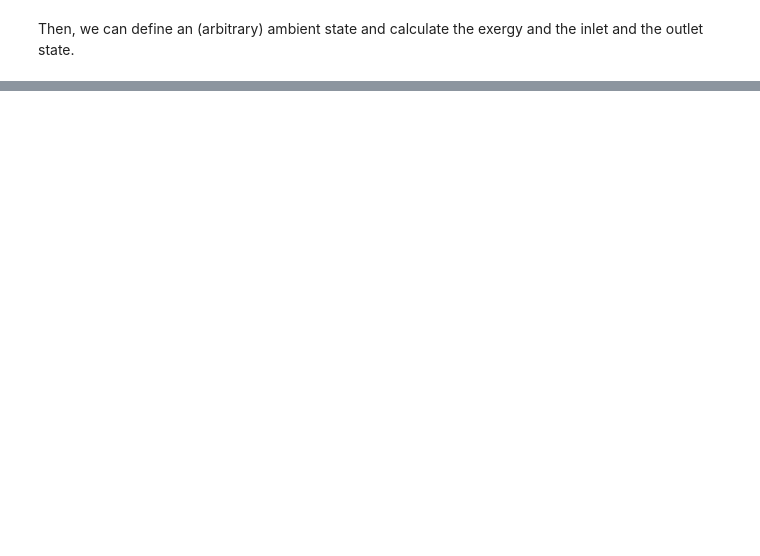
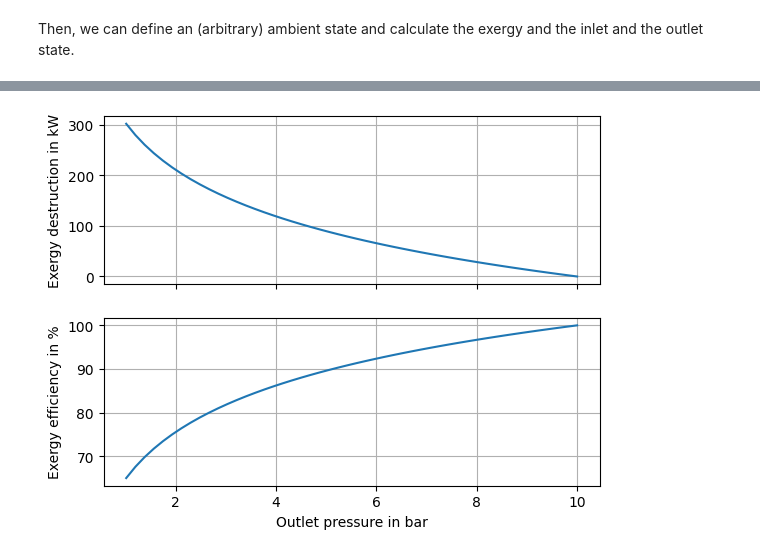
Before and after one commit to fwitte/TESPy_teaching_exergy, a Jupyter notebook: book/single-components/adiabatic-pipe-flow.ipynb, the cells around one changed output, grey strips where cells are left out. Drawn from its saved outputs; the diff is of its cells as text; code cells hidden in the pictures; blank space fills up the shorter version.

Commit message:
Add some figures and update simple component processes

```diff
--- a/book/single-components/adiabatic-pipe-flow.ipynb
+++ b/book/single-components/adiabatic-pipe-flow.ipynb
@@ -95,23 +101,18 @@ The function `calc_physical_exergy` will take pressure and enthalpy of a fluid a
 def calc_physical_exergy(p, h, p0, T0, fluid):
     r"""Calculate specific physical exergy."""
     s = PSI("S", "P", p, "H", h, fluid)
-
-    h_T0_p = PSI("H", "P", p, "T", T0, fluid)
-    s_T0_p = PSI("S", "P", p, "T", T0, fluid)
-
-    ex_therm = (h - h_T0_p) - T0 * (s - s_T0_p)
-
     h0 = PSI("H", "P", p0, "T", T0, fluid)
     s0 = PSI("S", "P", p0, "T", T0, fluid)
 
-    ex_mech = (h_T0_p - h0) - T0 * (s_T0_p - s0)
-    return ex_therm, ex_mech
+    ex = (h - h0) - T0 * (s - s0)
+    return ex
 # %% [markdown]
 Then, we can define an (arbitrary) ambient state and calculate the exergy and the inlet and the outlet state.
 # %%
 p0 = 1.01325 * 1e5
 T0 = 20 + 273.15
+m = 1
 
-ex_in = sum(calc_physical_exergy(p_in, h_in, p0, T0, fluid))
+ex_in = calc_physical_exergy(p_in, h_in, p0, T0, fluid) * m
 ex_in
 # %% [output]
@@ -179,0 +174,21 @@ plt.plot(pressure_ratio, mechanical_exergy_destrution_ratio)
+# %%
+import numpy as np
+from matplotlib import pyplot as plt
+
+pressure_range = np.linspace(p0 / 1e5, 10) * 1e5
+ex_out = calc_physical_exergy(pressure_range, h_out, p0, T0, fluid) * m
+ex_in = calc_physical_exergy(p_in, h_in, p0, T0, fluid) * m
+
+
+fig, ax = plt.subplots(2, sharex=True)
+
+ax[0].plot(pressure_range / 1e5, (ex_in - ex_out) / 1e3)
+ax[1].plot(pressure_range / 1e5, ex_out / ex_in * 100)
+
+ax[0].set_ylabel("Exergy destruction in kW")
+ax[1].set_ylabel("Exergy efficiency in %")
+ax[1].set_xlabel("Outlet pressure in bar")
+
+_ = [(_.grid(), _.set_axisbelow(True)) for _ in ax]
+# %% [output]
+[figure, added]
```
Also changed, not shown: parts of 30 cells of this notebook, 11 other files.
